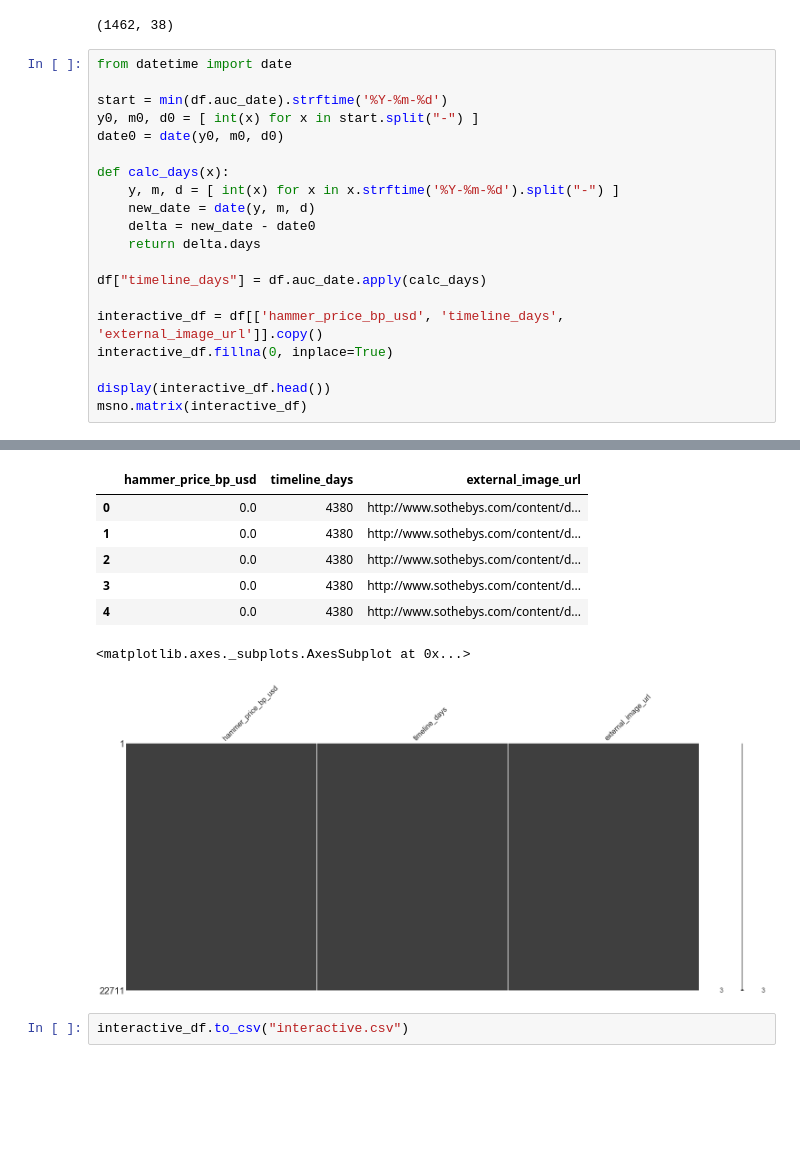
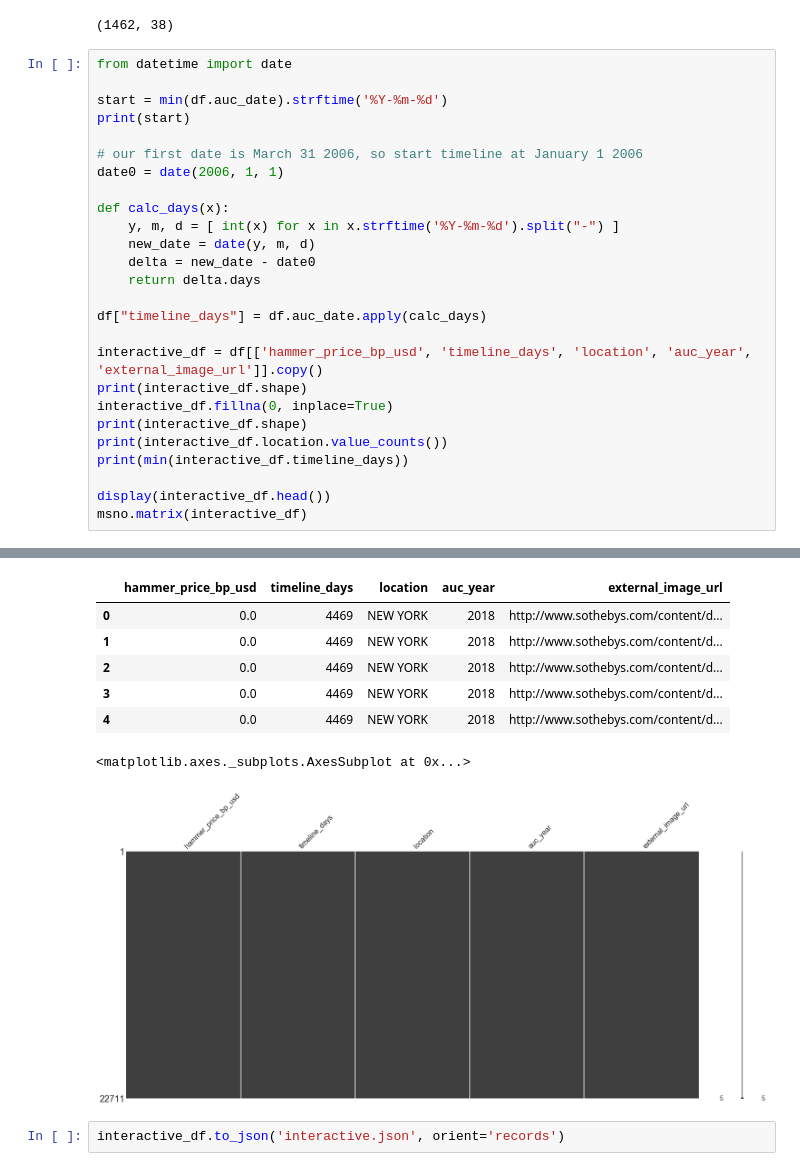
Before and after one commit to serenazzz/art-auction-visualization-project, a Jupyter notebook: Preprocessing.ipynb, the cells around one changed output, grey strips where cells are left out. Drawn from its saved outputs; the diff is of its cells as text; blank space fills up the shorter version.

Commit message:
working on interactive part

```diff
--- a/Preprocessing.ipynb
+++ b/Preprocessing.ipynb
@@ -139,8 +139,10 @@ print(df[(df.auc_year > 2011) & (df.auc_year <= 2012)].shape)
 from datetime import date
 
 start = min(df.auc_date).strftime('%Y-%m-%d')
-y0, m0, d0 = [ int(x) for x in start.split("-") ]
-date0 = date(y0, m0, d0)
+print(start)
+
+# our first date is March 31 2006, so start timeline at January 1 2006
+date0 = date(2006, 1, 1)
 
 def calc_days(x):
     y, m, d = [ int(x) for x in x.strftime('%Y-%m-%d').split("-") ]
@@ -150,8 +152,12 @@ def calc_days(x):
 
 df["timeline_days"] = df.auc_date.apply(calc_days)
 
-interactive_df = df[['hammer_price_bp_usd', 'timeline_days', 'external_image_url']].copy()
+interactive_df = df[['hammer_price_bp_usd', 'timeline_days', 'location', 'auc_year', 'external_image_url']].copy()
+print(interactive_df.shape)
 interactive_df.fillna(0, inplace=True)
+print(interactive_df.shape)
+print(interactive_df.location.value_counts())
+print(min(interactive_df.timeline_days))
 
 display(interactive_df.head())
 msno.matrix(interactive_df)
@@ -159,10 +178,10 @@ msno.matrix(interactive_df)
-|  | hammer_price_bp_usd | timeline_days | external_image_url |
-| 0 | 0.0 | 4380 | http://www.sothebys.com/content/d... |
-| 1 | 0.0 | 4380 | http://www.sothebys.com/content/d... |
-| 2 | 0.0 | 4380 | http://www.sothebys.com/content/d... |
-| 3 | 0.0 | 4380 | http://www.sothebys.com/content/d... |
-| 4 | 0.0 | 4380 | http://www.sothebys.com/content/d... |
+|  | hammer_price_bp_usd | timeline_days | location | auc_year | external_image_url |
+| 0 | 0.0 | 4469 | NEW YORK | 2018 | http://www.sothebys.com/content/d... |
+| 1 | 0.0 | 4469 | NEW YORK | 2018 | http://www.sothebys.com/content/d... |
+| 2 | 0.0 | 4469 | NEW YORK | 2018 | http://www.sothebys.com/content/d... |
+| 3 | 0.0 | 4469 | NEW YORK | 2018 | http://www.sothebys.com/content/d... |
+| 4 | 0.0 | 4469 | NEW YORK | 2018 | http://www.sothebys.com/content/d... |
-<matplotlib.axes._subplots.AxesSubplot at 0x...>
+<matplotlib.axes._subplots.AxesSubplot at 0x...>
-[figure, old version]
+[figure, new version]
-# %%
-interactive_df.to_csv("interactive.csv")
+# %%
+interactive_df.to_json('interactive.json', orient='records')
```
Also changed, not shown: parts of 1 cell of this notebook, 2 other files.
